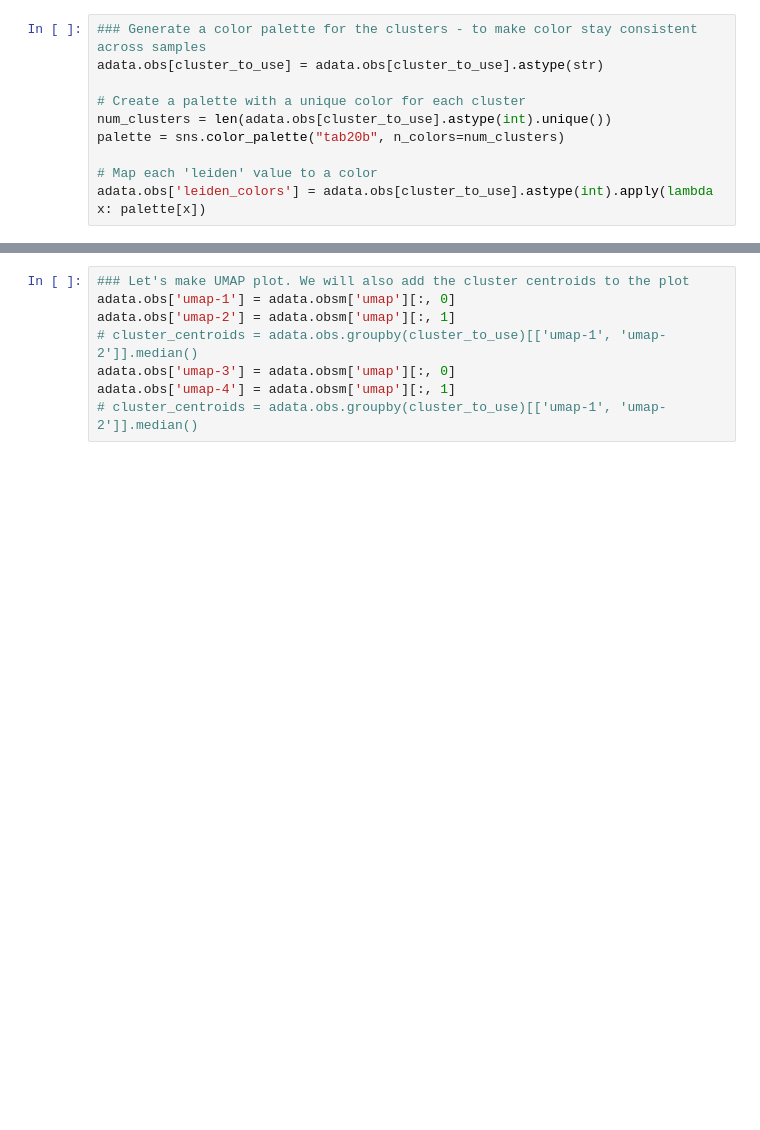
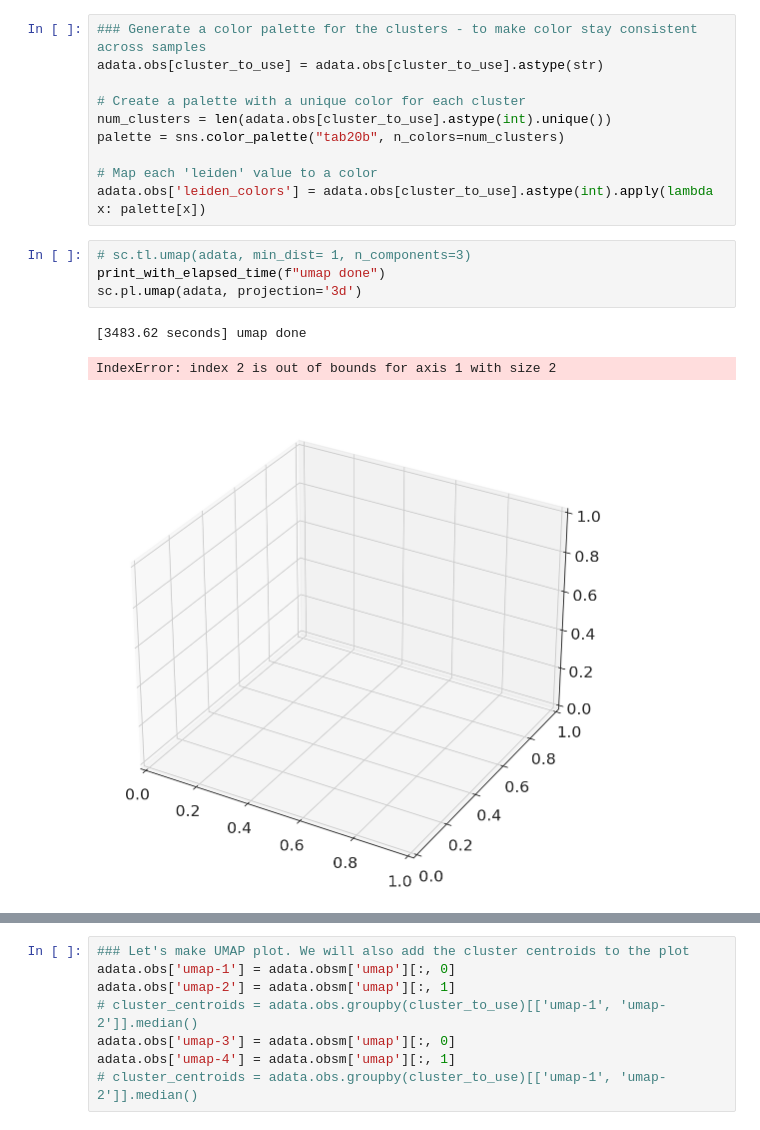
Before and after one commit to Carboneinerte/Xenium-workflow, a Jupyter notebook: Xenium_process_v6_9s.ipynb, the cells around one changed output, grey strips where cells are left out. Drawn from its saved outputs; the diff is of its cells as text; blank space fills up the shorter version.

Commit message:
3D umap

```diff
--- a/Xenium_process_v6_9s.ipynb
+++ b/Xenium_process_v6_9s.ipynb
@@ -1753,3 +1753,11 @@ palette = sns.color_palette("tab20b", n_colors=num_clusters)
 
 # Map each 'leiden' value to a color
 adata.obs['leiden_colors'] = adata.obs[cluster_to_use].astype(int).apply(lambda x: palette[x])
+# %%
+# sc.tl.umap(adata, min_dist= 1, n_components=3)
+print_with_elapsed_time(f"umap done")
+sc.pl.umap(adata, projection='3d')
+# %% [output]
+[3483.62 seconds] umap done
+IndexError: index 2 is out of bounds for axis 1 with size 2
+[figure, added]
```
Also changed, not shown: parts of 5 cells of this notebook.
